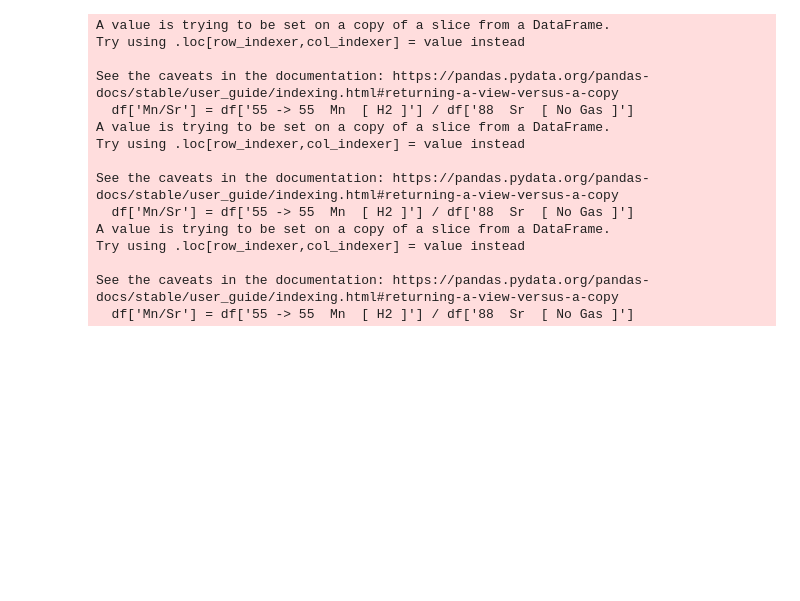
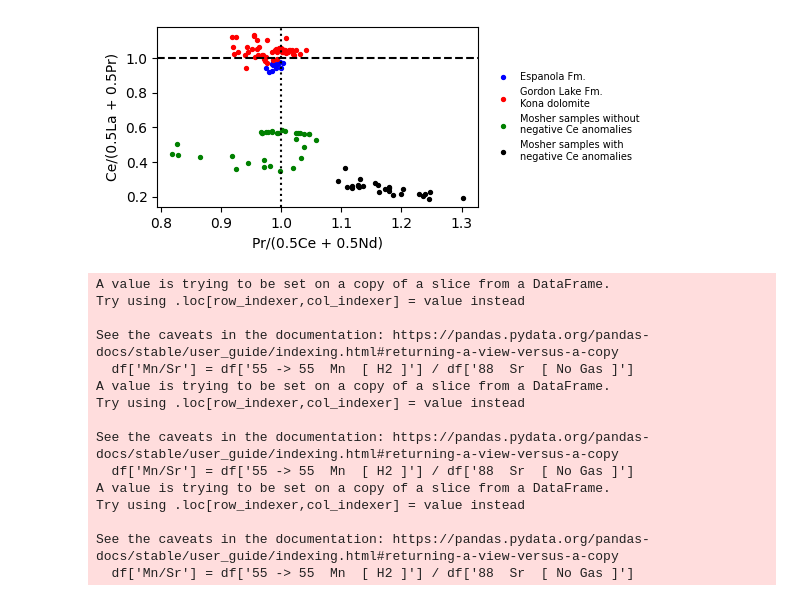
Before and after one commit to DanyIvan/Iodine_vs_cerium_anomalies_GOE, a Jupyter notebook: publication_plots.ipynb, the cells around one changed output. Saved outputs shown, nothing was run; the diff lists cells and outputs as text; code cells hidden in the pictures; blank space fills up the shorter version.

```diff
--- a/publication_plots.ipynb
+++ b/publication_plots.ipynb
@@ -255,6 +263,43 @@ all_data.to_csv('sample_data_mol_per_mol.csv', index=False)
 data_espanola = all_data[all_data.formation == 'Espanola']
 data_gl = all_data[all_data.formation == 'Gordon Lake']
 data_steep = all_data[all_data.formation == 'Steep Rock']
+# %%
+colors = ['b', 'r', 'g']
+ds_list = [data_espanola, data_gl]
+legend_labels =[ "Espanola Fm.", "Gordon Lake Fm.\nKona dolomite"]
+
+
+a4_x, a4_y = (8.27, 11.69)
+plt.figure(figsize=(a4_x*0.5, a4_y*0.2))
+for i in range(2):
+    ds = ds_list[i]
+    color=colors[i]
+    plt.scatter(ds['Pr/Pr*'], ds['Ce/Ce*'], color=color, s=8, label=legend_labels[i])
+
+
+neg = data_steep[data_steep['neg_Ce_anomaly']]
+noneg = data_steep[~data_steep['neg_Ce_anomaly']]
+plt.scatter(noneg['Pr/Pr*'], noneg['Ce/Ce*'], color='g', s=8, label='Mosher samples without\nnegative Ce anomalies')
+plt.scatter(neg['Pr/Pr*'], neg['Ce/Ce*'], color='k', s=8,
+    label='Mosher samples with\nnegative Ce anomalies')
+
+plt.axhline(y=1, color='k', linestyle='--')
+plt.axvline(x=1, color='k', linestyle=':')
+
+
+plt.xlabel('Pr/(0.5Ce + 0.5Nd)')
+plt.ylabel('Ce/(0.5La + 0.5Pr)')
+# Legend outside plot to the right
+plt.legend(
+    fontsize=7,
+    frameon=False,
+    loc='center left',
+    bbox_to_anchor=(1.02, 0.5)
+)
+
+plt.savefig('plots/CevsPr.png',  bbox_inches='tight')
+# %% [output]
+[figure, added]
 # %%
 # Make cross plots of some variables
 matplotlib.rc('xtick', labelsize=8)
```
Also changed, not shown: parts of 6 cells of this notebook.
